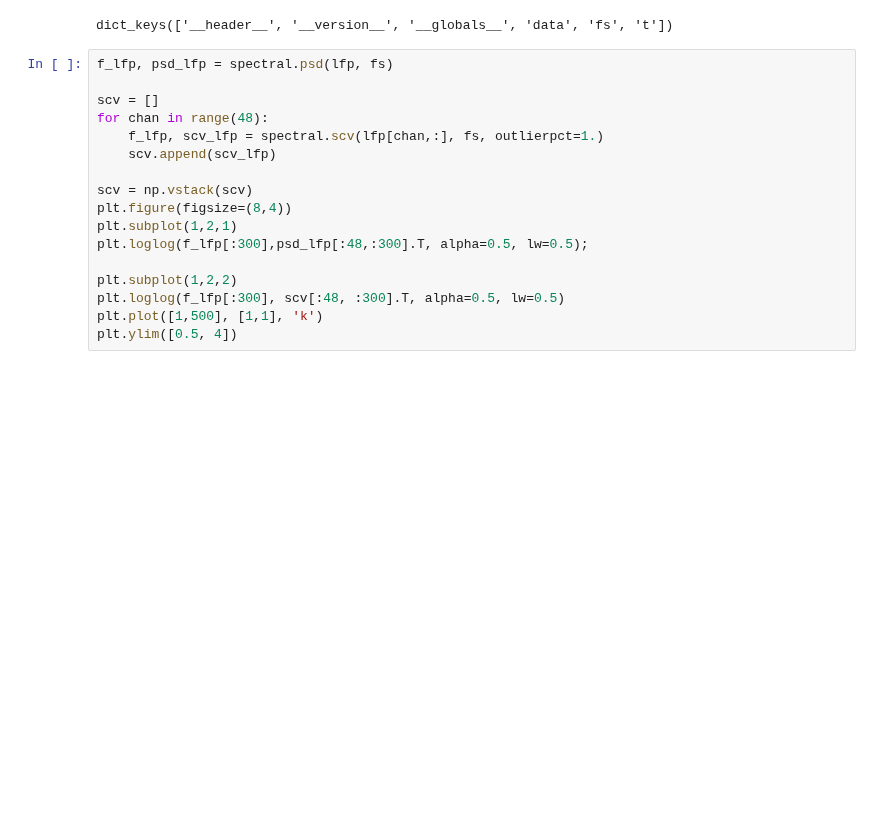
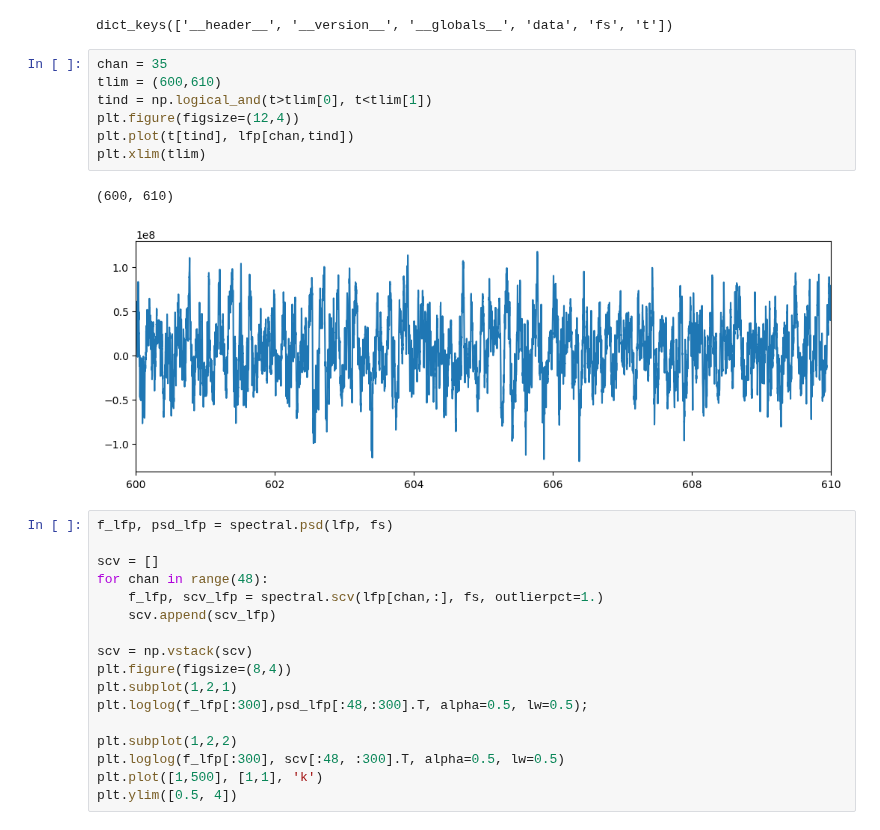
Before and after one commit to voytekresearch/SpectralCA, a Jupyter notebook: other_notebooks/SCV_sandbox.ipynb, the cells around one changed output. Cells and saved outputs as stored; diff of their text form; blank space fills up the shorter version.

```diff
--- a/other_notebooks/SCV_sandbox.ipynb
+++ b/other_notebooks/SCV_sandbox.ipynb
@@ -244,6 +244,16 @@ t = data['t']
 data.keys()
 # %% [output]
 dict_keys(['__header__', '__version__', '__globals__', 'data', 'fs', 't'])
+# %%
+chan = 35
+tlim = (600,610)
+tind = np.logical_and(t>tlim[0], t<tlim[1])
+plt.figure(figsize=(12,4))
+plt.plot(t[tind], lfp[chan,tind])
+plt.xlim(tlim)
+# %% [output]
+(600, 610)
+[figure, added]
 # %%
 f_lfp, psd_lfp = spectral.psd(lfp, fs)
 
```
Also changed, not shown: parts of 4 cells of this notebook, 6 other files.
